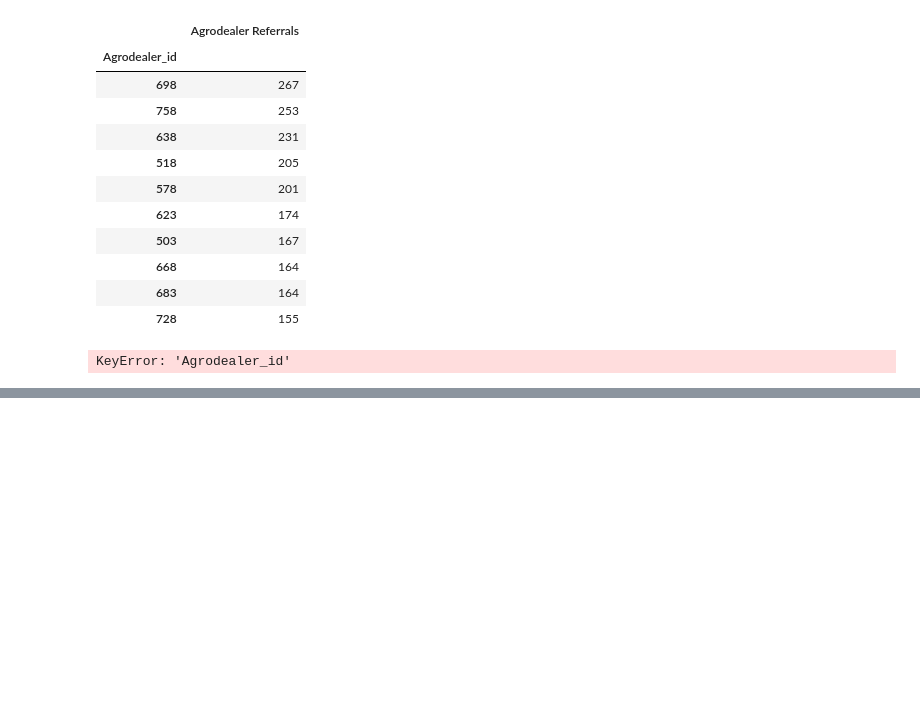
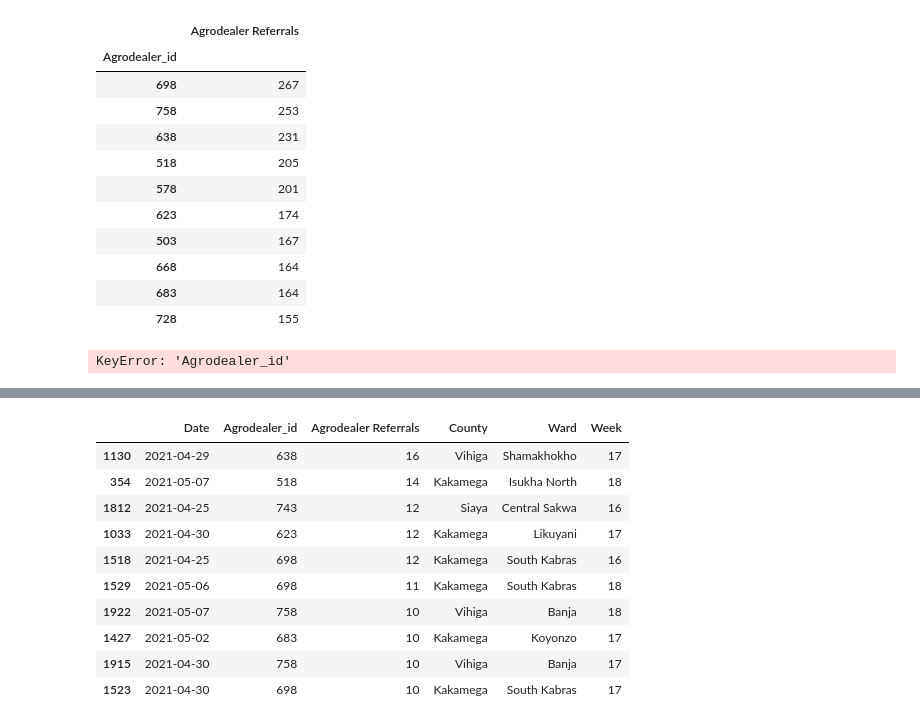
Before and after one commit to Veekits/Logistics-Time-Series, a Jupyter notebook: Logistics time series.ipynb, the cells around one changed output, grey strips where cells are left out. Cells and saved outputs as stored; diff of their text form; code cells hidden in the pictures; blank space fills up the shorter version.

```diff
--- a/Logistics time series.ipynb
+++ b/Logistics time series.ipynb
@@ -72,8 +72,3 @@ plt.title('Top 10 Dealers')
 plt.show()
 # %% [output]
 KeyError: 'Agrodealer_id'
-# %%
-#convert the days to weeks
-agrodata['Date'] = pd.to_datetime(agrodata['Date'])
-agrodata['Week'] = agrodata['Date'].dt.week
-agrodata.head()
@@ -85,0 +90,3 @@ KeyError: 'Date'
+# %%
+agrodata.reset_index(inplace=True)
+agrodata.head()
@@ -85,0 +100,5 @@ KeyError: 'Date'
+# %%
+#convert the days to weeks
+agrodata['Date'] = pd.to_datetime(agrodata['Date'])
+agrodata['Week'] = agrodata['Date'].dt.isocalendar().week
+agrodata.head()
@@ -85,0 +160,16 @@ KeyError: 'Date'
+# %%
+#The best day for referrals (question3)
+best_day = agrodata.sort_values(by='Agrodealer Referrals', ascending = False)
+best_day.head(10)
+# %% [output]
+|  | Date | Agrodealer_id | Agrodealer Referrals | County | Ward | Week |
+| 1130 | 2021-04-29 | 638 | 16 | Vihiga | Shamakhokho | 17 |
+| 354 | 2021-05-07 | 518 | 14 | Kakamega | Isukha North | 18 |
+| 1812 | 2021-04-25 | 743 | 12 | Siaya | Central Sakwa | 16 |
+| 1033 | 2021-04-30 | 623 | 12 | Kakamega | Likuyani | 17 |
+| 1518 | 2021-04-25 | 698 | 12 | Kakamega | South Kabras | 16 |
+| 1529 | 2021-05-06 | 698 | 11 | Kakamega | South Kabras | 18 |
+| 1922 | 2021-05-07 | 758 | 10 | Vihiga | Banja | 18 |
+| 1427 | 2021-05-02 | 683 | 10 | Kakamega | Koyonzo | 17 |
+| 1915 | 2021-04-30 | 758 | 10 | Vihiga | Banja | 17 |
+| 1523 | 2021-04-30 | 698 | 10 | Kakamega | South Kabras | 17 |
```
Also changed, not shown: parts of 8 cells of this notebook.
